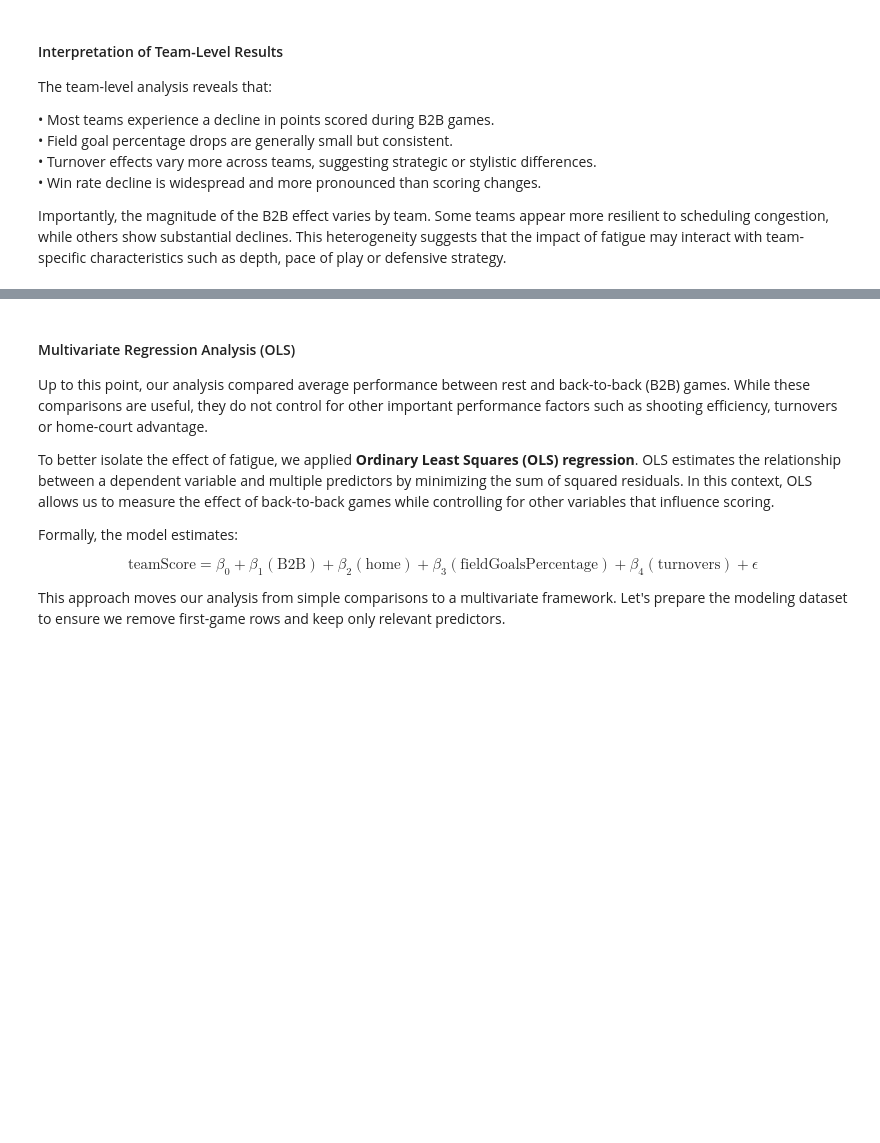
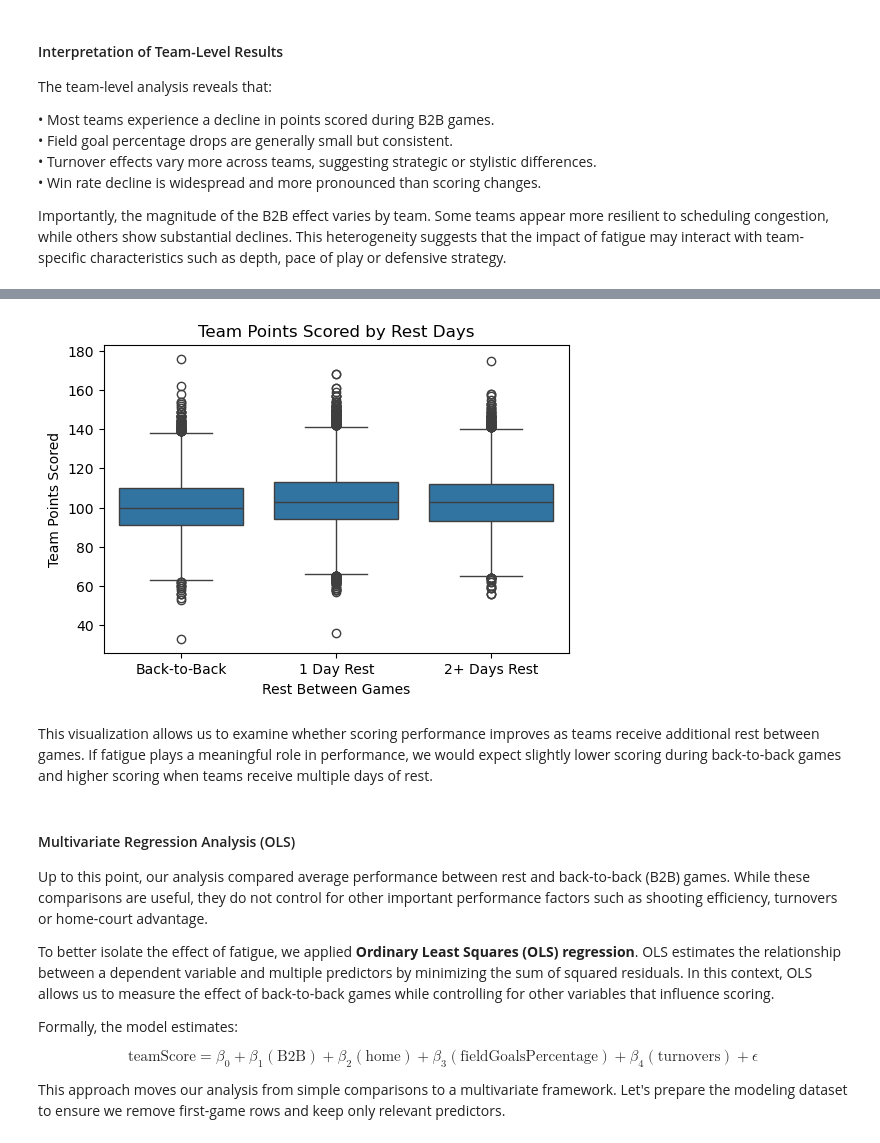
Before and after one commit to COGS108/Group052_WI26, a Jupyter notebook: 02-EDACheckpoint.ipynb, the cells around one changed output, grey strips where cells are left out. Saved outputs shown, nothing was run; the diff lists cells and outputs as text; code cells hidden in the pictures; blank space fills up the shorter version.

```diff
--- a/02-EDACheckpoint.ipynb
+++ b/02-EDACheckpoint.ipynb
@@ -662,3 +691,27 @@ defensive strategy.
+# %%
+# remove extreme rest gaps (offseason breaks)
+df_rest = df[df["rest_days"] <= 30].copy()
+
+# categorize rest days
+df_rest["rest_category"] = pd.cut(
+    df_rest["rest_days"],
+    bins=[0.5, 1.5, 2.5, 30],
+    labels=["Back-to-Back", "1 Day Rest", "2+ Days Rest"]
+)
+
+# boxplot
+plt.figure(figsize=(6,4))
+sns.boxplot(x="rest_category", y="teamScore", data=df_rest)
+
+plt.title("Team Points Scored by Rest Days")
+plt.xlabel("Rest Between Games")
+plt.ylabel("Team Points Scored")
+
+plt.show()
+# %% [output]
+[figure, added]
+# %% [markdown]
+This visualization allows us to examine whether scoring performance improves as teams receive additional rest between games. If fatigue plays a meaningful role in performance, we would expect slightly lower scoring during back-to-back games and higher scoring when teams receive multiple days of rest.
 # %% [markdown]
 #### Multivariate Regression Analysis (OLS)
 
```
Also changed, not shown: parts of 15 cells of this notebook.
